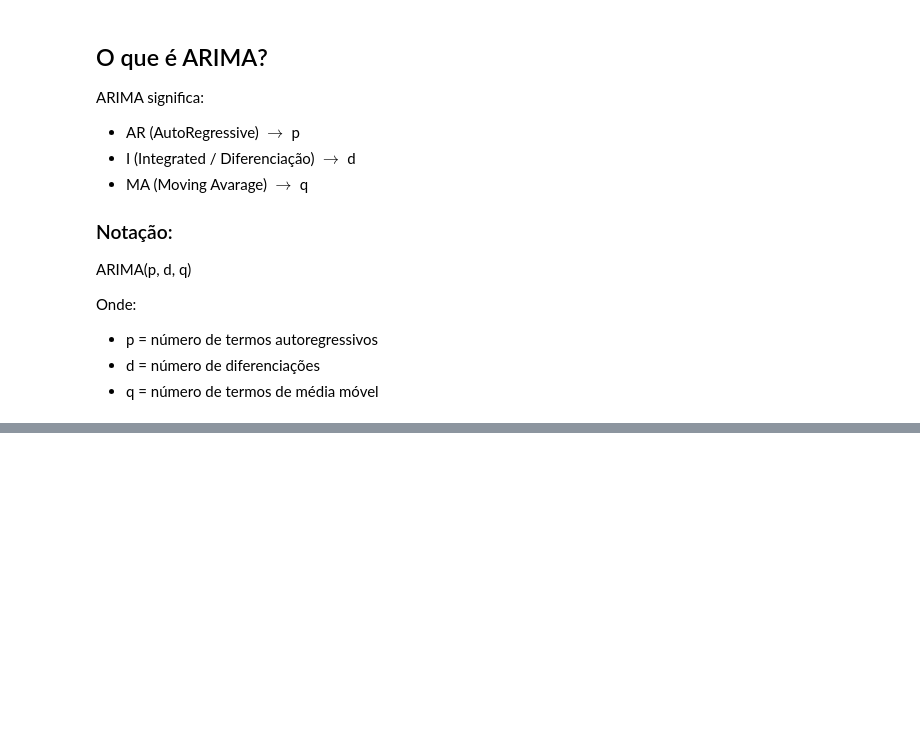
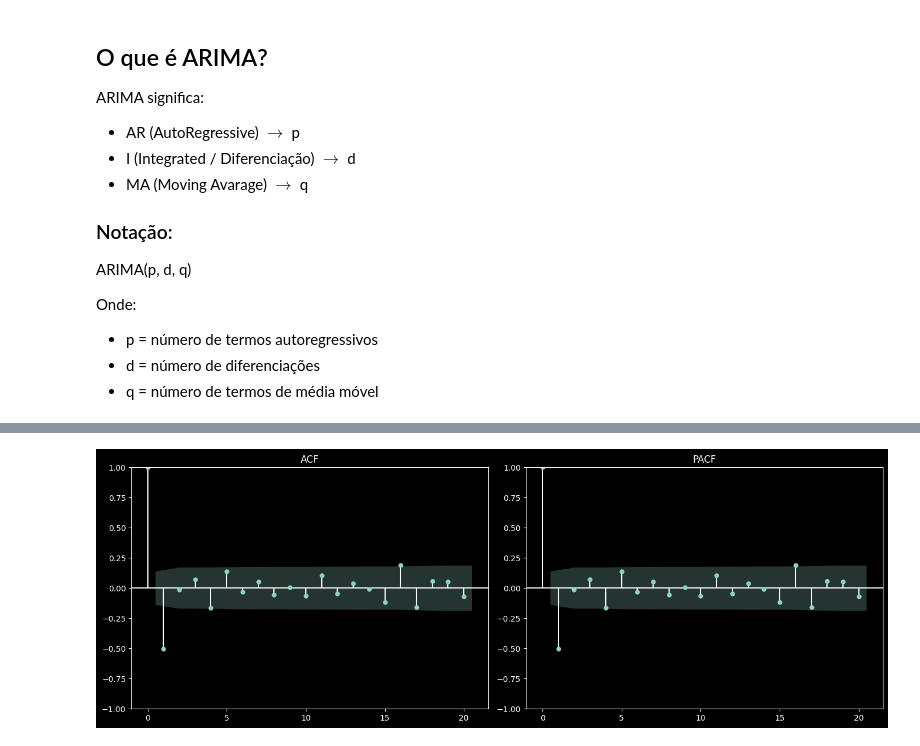
Before and after one commit to IsaacKosloski/varmax-study, a Jupyter notebook: notebooks/02_modelos_arima.ipynb, the cells around one changed output, grey strips where cells are left out. Saved outputs shown, nothing was run; the diff lists cells and outputs as text; code cells hidden in the pictures; blank space fills up the shorter version.

```diff
--- a/notebooks/02_modelos_arima.ipynb
+++ b/notebooks/02_modelos_arima.ipynb
@@ -47,0 +110,16 @@ serie = 0.5 * tempo + np.random.normal(0, 5, n)
+# %%
+# Plotando ACFe PACF
+plt.figure(figsize=(14, 5))
+
+plt.subplot(1, 2, 1)
+plot_acf(serie_diff, ax=plt.gca(), lags=20)
+plt.title("ACF")
+
+plt.subplot(1, 2, 2)
+plot_acf(serie_diff, ax=plt.gca(), lags=20)
+plt.title("PACF")
+
+plt.tight_layout()
+plt.show()
+# %% [output]
+[figure, added]
```
Also changed, not shown: parts of 11 cells of this notebook, 5 other files.
